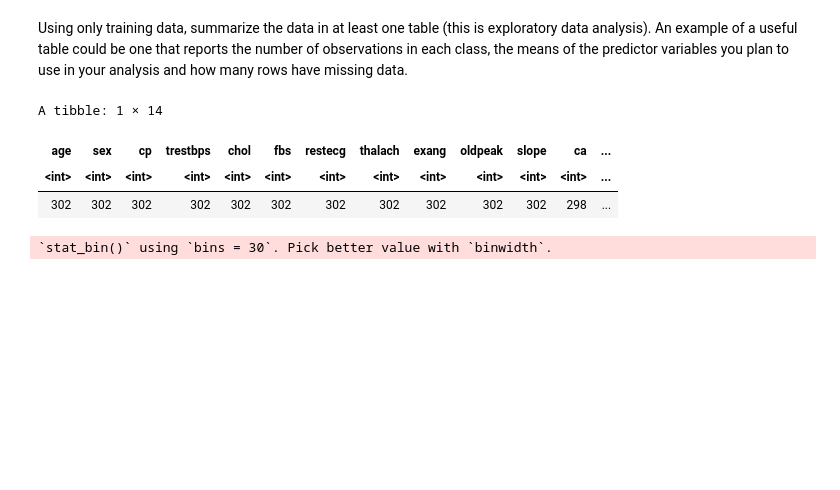
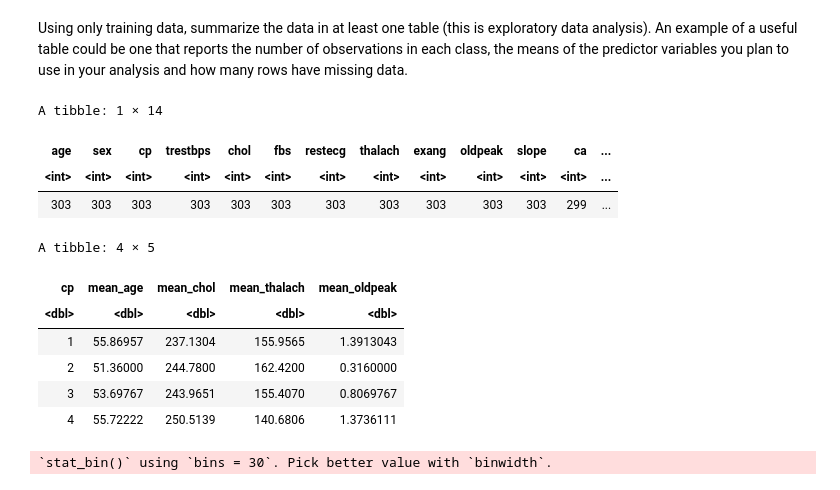
Before and after one commit to Dedoria/project_006_19, a Jupyter notebook: project_proposal.ipynb, the cells around one changed output. Drawn from its saved outputs; the diff is of its cells as text; code cells hidden in the pictures; blank space fills up the shorter version.

Commit message:
Added all proposal in it
Made one more mean table, and create a scatterplot.

```diff
--- a/project_proposal.ipynb
+++ b/project_proposal.ipynb
@@ -74,12 +80,27 @@ Using only training data, summarize the data in at least one table (this is expl
 # %%
 heart_summary <- heart_data |>
     map_df(~sum(!is.na(.)), na.rm=TRUE)
 heart_summary
+
+mean_variables <- heart_data |>
+    group_by(cp) |>
+    summarize(mean_age=mean(age, na.rm=TRUE),
+             mean_chol=mean(chol, na.rm=TRUE),
+             mean_thalach=mean(thalach, na.rm=TRUE),
+             mean_oldpeak=mean(oldpeak, na.rm=TRUE))
+mean_variables
 # %% [output]
 A tibble: 1 × 14
 | age | sex | cp | trestbps | chol | fbs | restecg | thalach | exang | oldpeak | slope | ca | ... |
 | <int> | <int> | <int> | <int> | <int> | <int> | <int> | <int> | <int> | <int> | <int> | <int> | ... |
-| 302 | 302 | 302 | 302 | 302 | 302 | 302 | 302 | 302 | 302 | 302 | 298 | ... |
+| 303 | 303 | 303 | 303 | 303 | 303 | 303 | 303 | 303 | 303 | 303 | 299 | ... |
+A tibble: 4 × 5
+| cp | mean_age | mean_chol | mean_thalach | mean_oldpeak |
+| <dbl> | <dbl> | <dbl> | <dbl> | <dbl> |
+| 1 | 55.86957 | 237.1304 | 155.9565 | 1.3913043 |
+| 2 | 51.36000 | 244.7800 | 162.4200 | 0.3160000 |
+| 3 | 53.69767 | 243.9651 | 155.4070 | 0.8069767 |
+| 4 | 55.72222 | 250.5139 | 140.6806 | 1.3736111 |
 # %%
 options(repr.plot.width = 10, repr.plot.height = 8)
 
```
Also changed, not shown: parts of 5 cells of this notebook.
